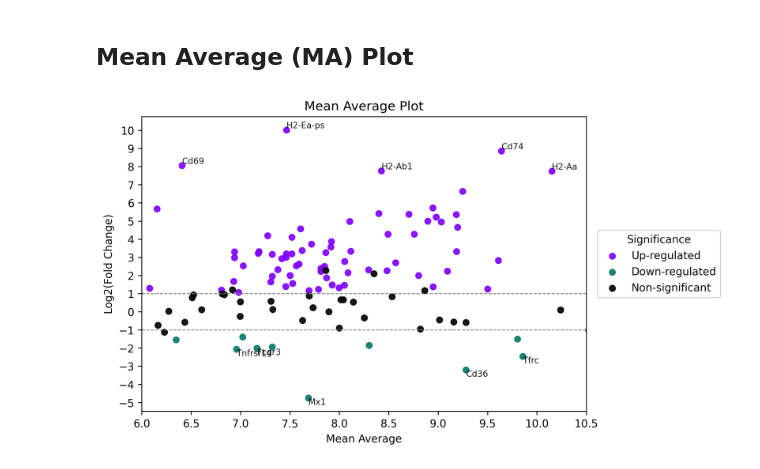
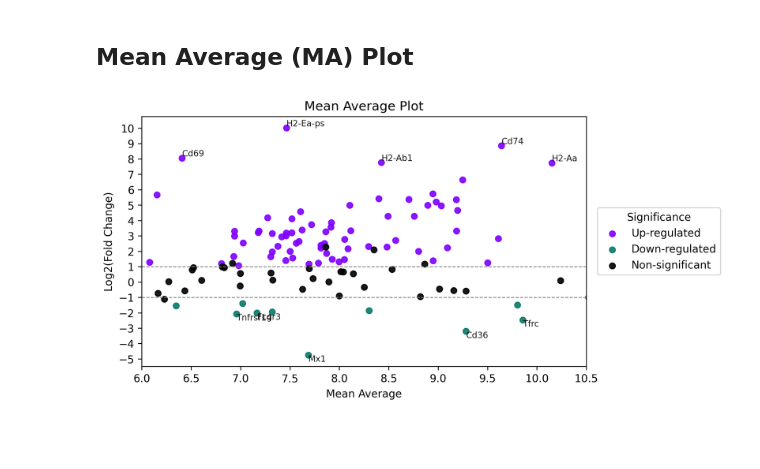
Before and after one commit to Perik-Zavodskii/BulkOmicsTools, a Jupyter notebook: BulkOmicsTools.ipynb, the cells around one changed output. Saved outputs shown, nothing was run; the diff lists cells and outputs as text; code cells hidden in the pictures; blank space fills up the shorter version.

```diff
--- a/BulkOmicsTools.ipynb
+++ b/BulkOmicsTools.ipynb
@@ -606,7 +606,7 @@ plt.show()
 Min_Mean_val = 6
 Max_Mean_val = 10.5
 
-plt.figure(figsize=(7.5, 5), dpi=300)
+plt.figure(figsize=(7.5, 4.25), dpi=300)
 
 colors = {Up_regulated_color: "Up-regulated", Down_regulated_color: "Down-regulated", Non_significant_color: "Non-significant"}
 
@@ -622,31 +622,31 @@ for color, label in colors.items():
 # Add legend
 plt.legend(title="Significance", fontsize=10, loc='center left',
     bbox_to_anchor=(1.025, 0.5), borderaxespad=0.)
 
  # Add labels for the top genes
 for _, row in top_upregulated.iterrows():
     plt.text(row["Mean"], row["log2(FC)"], row.name, fontsize=8, alpha=0.9, color='black',
                                                      ha="left", va='bottom')
 
 for _, row in top_downregulated.iterrows():
     plt.text(row["Mean"], row["log2(FC)"], row.name, fontsize=8, alpha=0.9, color='black',
                                                      ha="left", va='top')
 
 plt.xticks(np.arange(round(results_df["Mean"].min()), results_df["Mean"].max(), 0.5)) # Change tick size
 plt.yticks(np.arange(round(results_df["log2(FC)"].min()), results_df["log2(FC)"].max(), 1)) # Change tick size
 
 # Add labels and title
 plt.axhline(y=-fc_threshold, color="grey", linestyle="--", linewidth=0.8)
 plt.axhline(y=fc_threshold, color="grey", linestyle="--", linewidth=0.8)
 
 plt.xlabel("Mean Average")
 plt.ylabel("Log2(Fold Change)")
 plt.title("Mean Average Plot")
 
 plt.xlim(Min_Mean_val,Max_Mean_val)
 
 # Save the plot
 plt.savefig('Mean Average Plot.png', dpi=600, bbox_inches='tight')
 plt.show()
 # %% [output]
-[figure, old version]
+[figure, new version]
```
